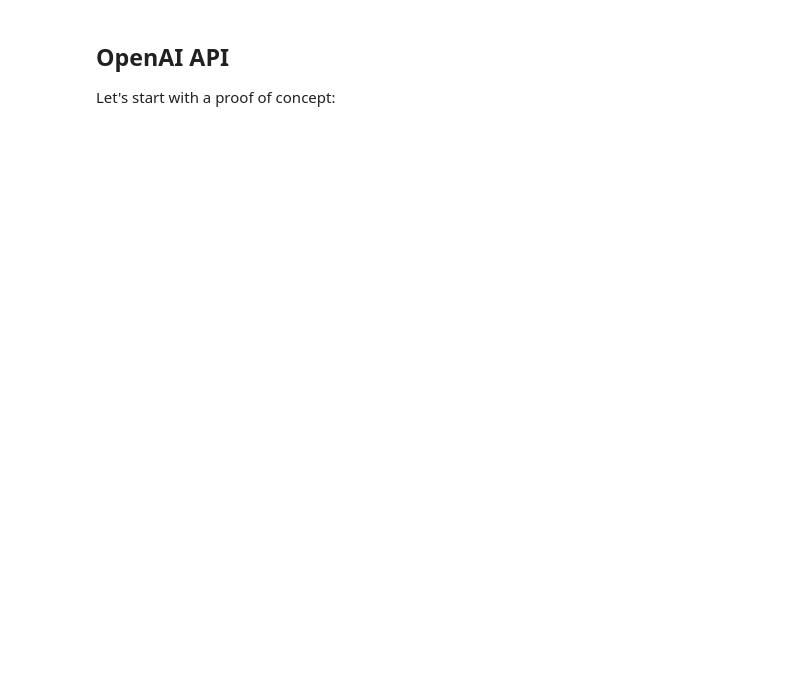
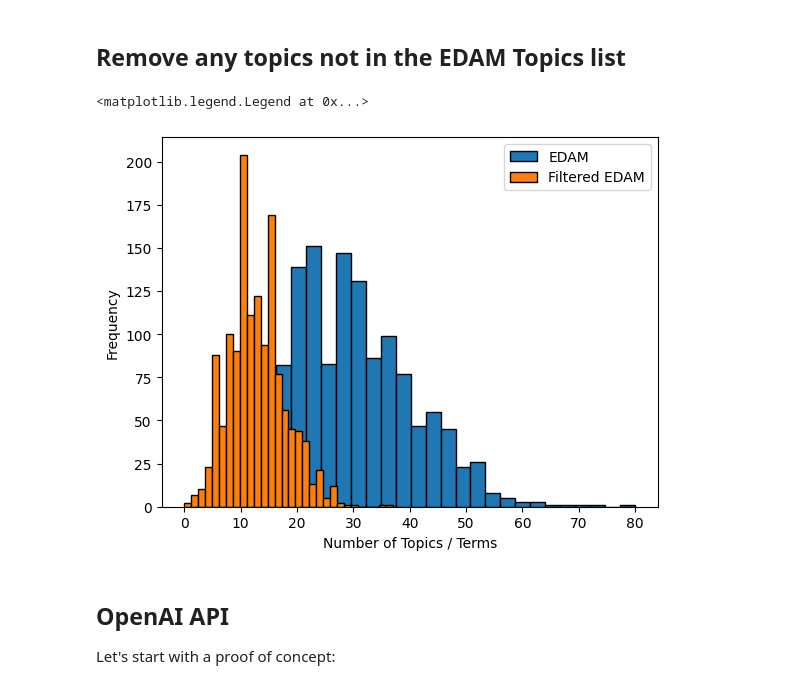
Before and after one commit to ZubairQazi/NDE-GPT, a Jupyter notebook: GPT.ipynb, the cells around one changed output. Saved outputs shown, nothing was run; the diff lists cells and outputs as text; code cells hidden in the pictures; blank space fills up the shorter version.

Commit message:
Modify prompt, edam list

```diff
--- a/GPT.ipynb
+++ b/GPT.ipynb
@@ -19,10 +19,10 @@ dataset = pd.read_csv(input("Enter testing dataset path: "))
 with open('prompt_template.txt', 'r') as template_file:
     template = template_file.read()
 # %%
-with open('edam_topics.txt', 'r') as edam_file:
-    edam_topics = edam_file.readlines()
+with open(input("Enter EDAM topics file:"), 'r') as edam_file:
+    full_edam_topics = edam_file.readlines()
 
-edam_topics = [topic.strip() for topic in edam_topics]
+full_edam_topics = [topic.strip() for topic in full_edam_topics]
 # %%
 import matplotlib.pyplot as plt
 
@@ -68,0 +69,18 @@ plt.legend(['EDAM', 'MeSH'])
+# %% [markdown]
+## Remove any topics not in the EDAM Topics list
+# %%
+dataset['Filtered EDAM'] = dataset['EDAM Topics'].apply(lambda x: [item for item in x if item in full_edam_topics])
+# %%
+import matplotlib.pyplot as plt
+
+# Create a histogram
+plt.hist(dataset['EDAM Topics'].apply(len), bins='auto', edgecolor='black')
+plt.hist(dataset['Filtered EDAM'].apply(len), bins='auto', edgecolor='black')
+
+plt.xlabel('Number of Topics / Terms')
+plt.ylabel('Frequency')
+
+plt.legend(['EDAM', 'Filtered EDAM'])
+# %% [output]
+<matplotlib.legend.Legend at 0x...>
+[figure, added]
```
Also changed, not shown: parts of 14 cells of this notebook.
